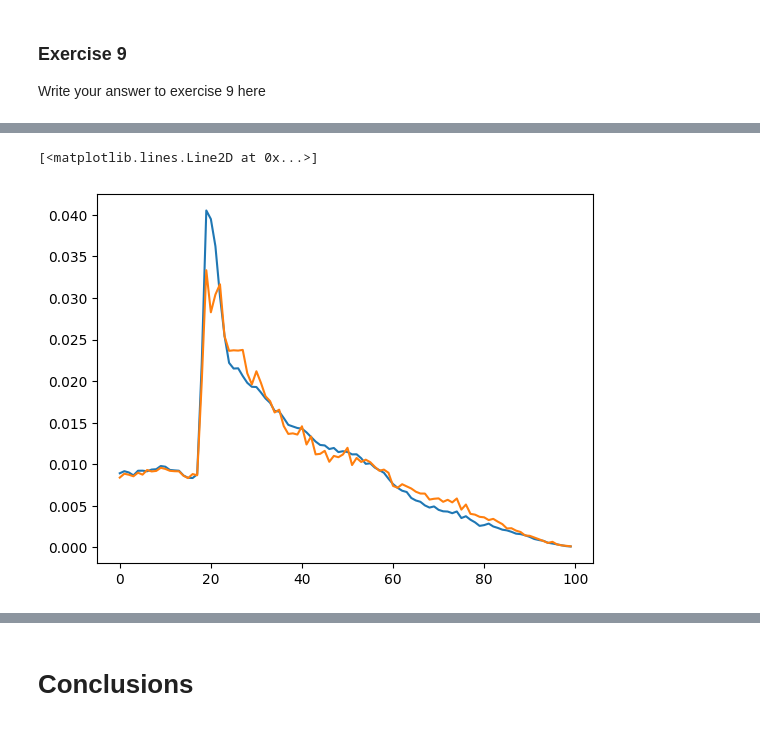
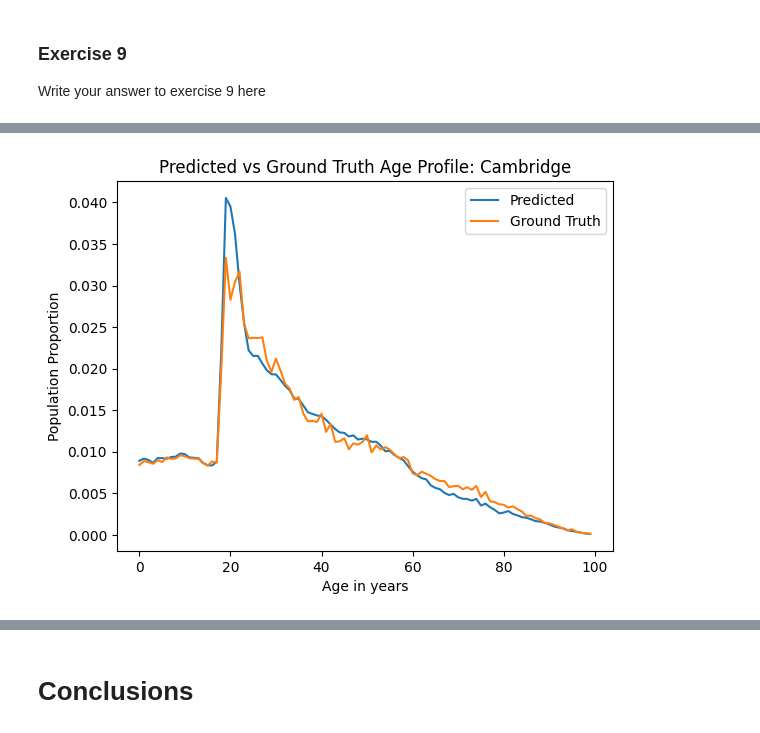
Before and after one commit to Navaneeth2906/nm803_ads_2024, a Jupyter notebook: Practical_3.ipynb, the cells around one changed output, grey strips where cells are left out. Saved outputs shown, nothing was run; the diff lists cells and outputs as text; code cells hidden in the pictures.

```diff
--- a/Practical_3.ipynb
+++ b/Practical_3.ipynb
@@ -1474,14 +1457,19 @@ coefficients_df
 # %%
 
-
-
-city = X.loc['Cambridge']
-y = []
-for i in range(100):
-  y.append(np.dot(city, coefficients_df.iloc[i]))
-x_values = range(100)
-plt.plot(x_values, y, label='Predicted')
-plt.plot(x_values, norm_age_df.loc['Cambridge'], label='Ground Truth')
+def city_to_plot(name):
+  city = X.loc[name]
+  y = []
+  for i in range(100):
+    y.append(np.dot(city, coefficients_df.iloc[i]))
+  x_values = range(100)
+  plt.plot(x_values, y, label='Predicted')
+  plt.plot(x_values, norm_age_df.loc[name], label='Ground Truth')
+  plt.title(f"Predicted vs Ground Truth Age Profile: {name}")
+  plt.xlabel("Age in years")
+  plt.ylabel("Population Proportion")
+  plt.legend()
+  plt.show()
-# %% [output]
-[<matplotlib.lines.Line2D at 0x...>]
-[figure, removed]
+# %%
+city_to_plot('Cambridge')
+# %% [output]
+[figure, added]
```
Also changed, not shown: parts of 4 cells of this notebook.
